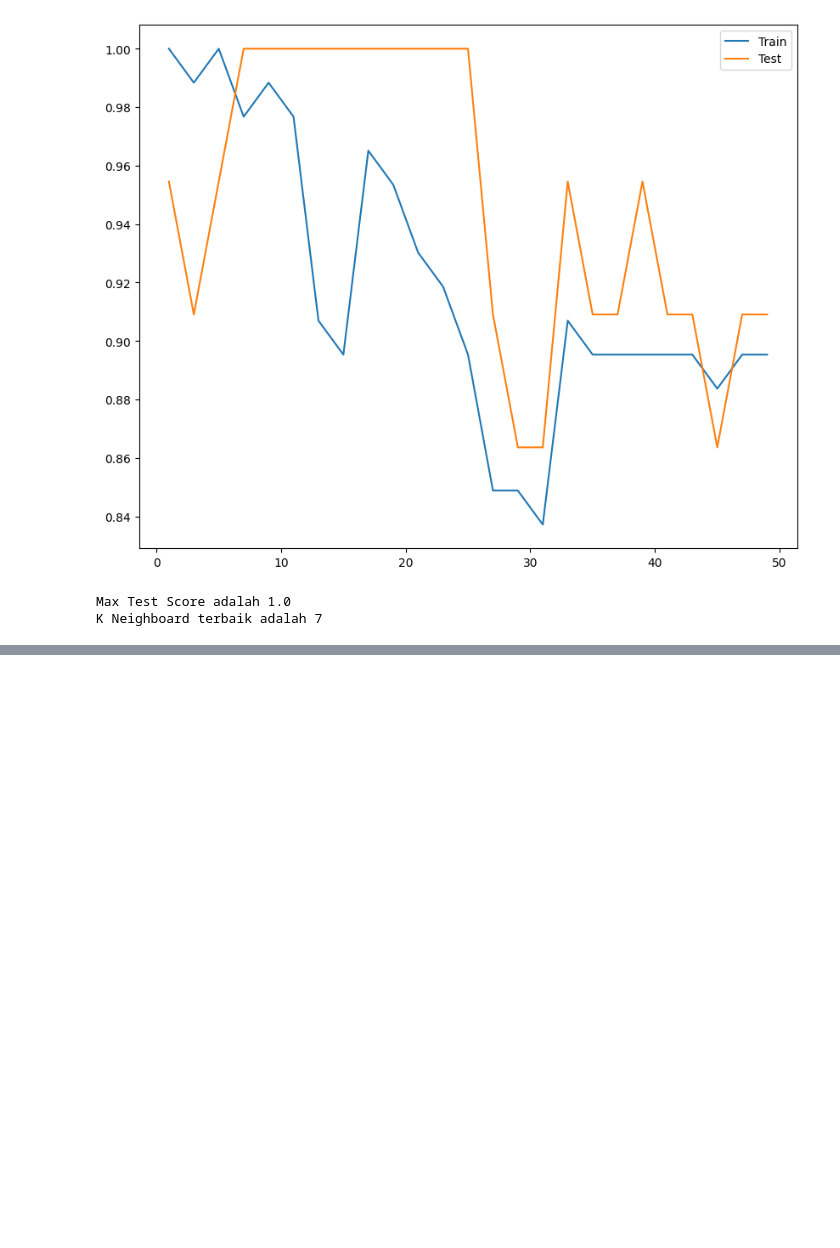
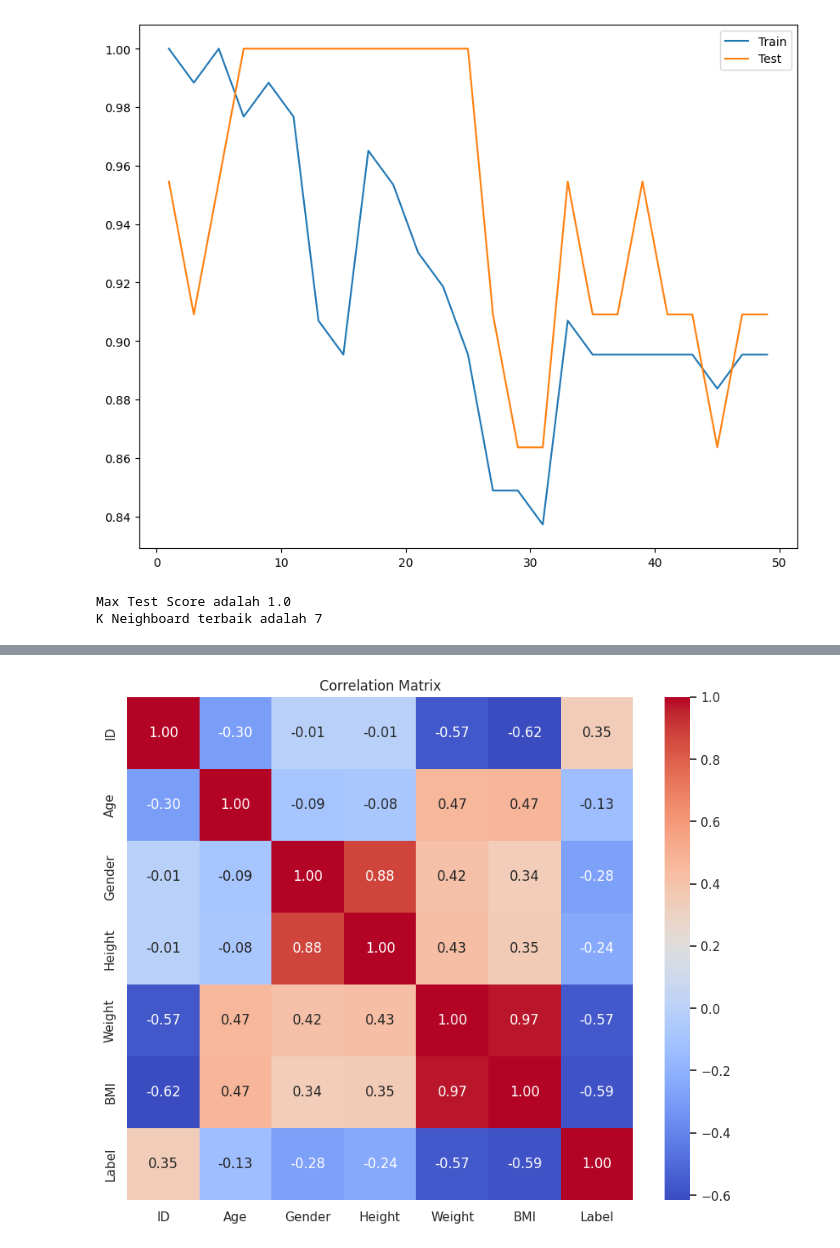
Before and after one commit to RICKY-UPB/Leanbackhimaupb, a Jupyter notebook: Klasifikasi_Obesitas.ipynb, the cells around one changed output, grey strips where cells are left out. Cells and saved outputs as stored; diff of their text form; code cells hidden in the pictures; blank space fills up the shorter version.

```diff
--- a/Klasifikasi_Obesitas.ipynb
+++ b/Klasifikasi_Obesitas.ipynb
@@ -208,0 +333,7 @@ K Neighboard terbaik adalah 7
+# %%
+labelencoder = LabelEncoder()
+
+df['Gender'] = labelencoder.fit_transform(df['Gender'])
+df['Label'] = labelencoder.fit_transform(df['Label'])
+
+df.head()
@@ -208,0 +347,8 @@ K Neighboard terbaik adalah 7
+# %%
+correlation_matrix = df.corr()
+plt.figure(figsize=(10, 8))
+sns.heatmap(correlation_matrix, annot=True, cmap='coolwarm', fmt=".2f")
+plt.title('Correlation Matrix')
+plt.show()
+# %% [output]
+[figure, added]
```
Also changed, not shown: parts of 11 cells of this notebook.
